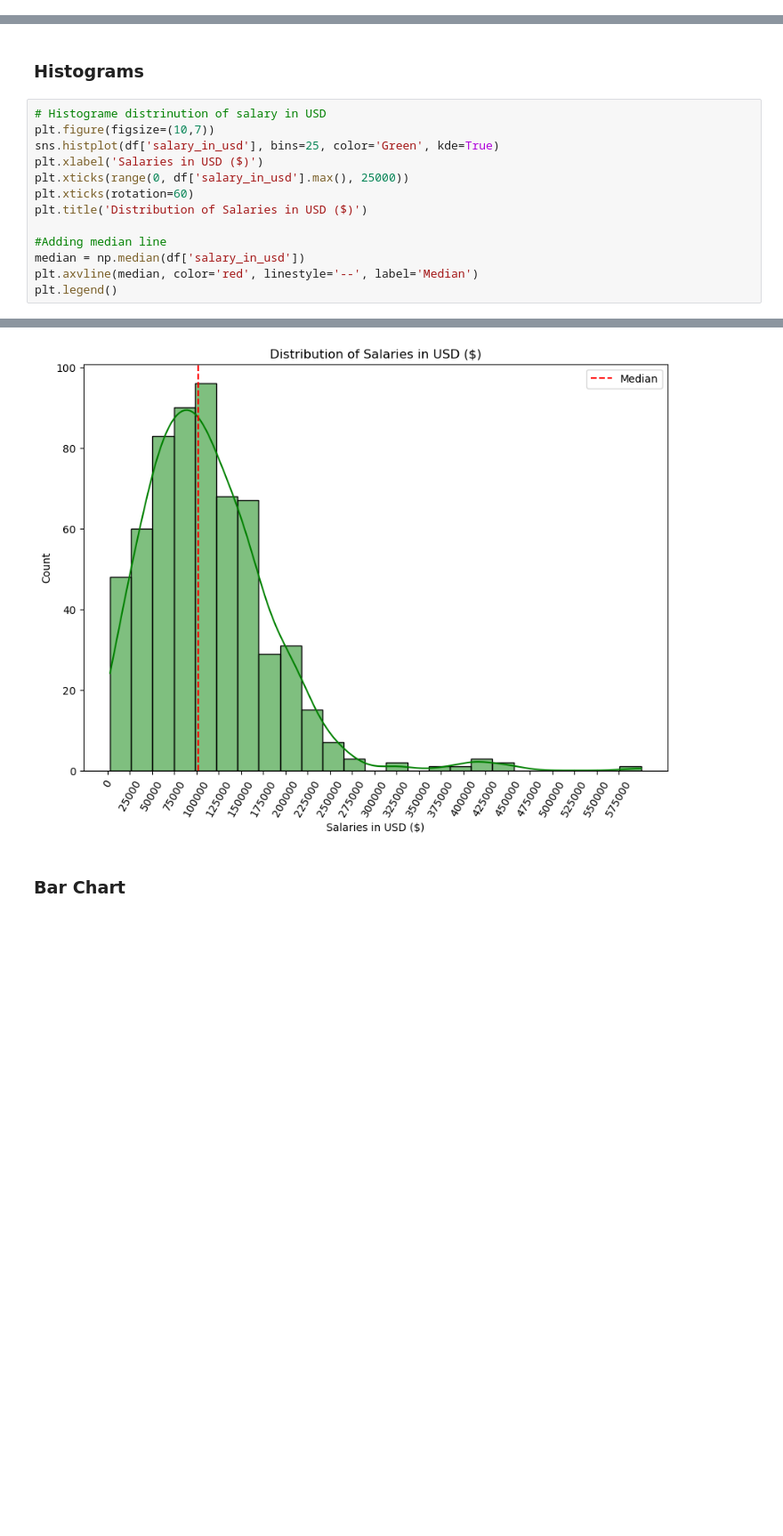
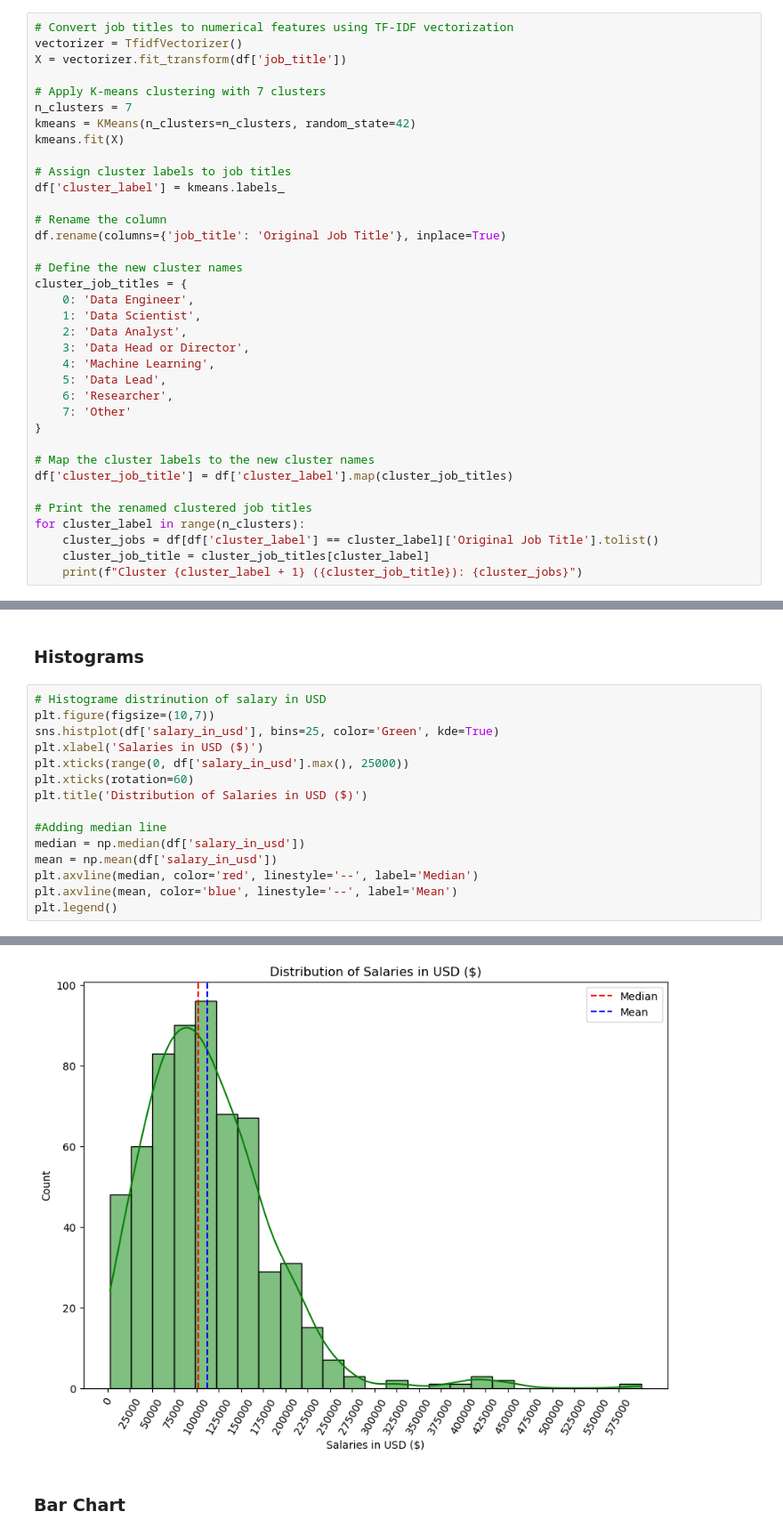
Before and after one commit to KimKarydas/Data-Science-Job-Salaries, a Jupyter notebook: Data_Science_Salaries.ipynb, the cells around one changed output, grey strips where cells are left out. Shown at 89% size. Drawn from its saved outputs; the diff is of its cells as text; blank space fills up the shorter version.

```diff
--- a/Data_Science_Salaries.ipynb
+++ b/Data_Science_Salaries.ipynb
@@ -138,0 +114,36 @@ Cluster 7: ['Research Scientist', 'Research Scientist', 'Research Scientist', 'R
+# %%
+# Convert job titles to numerical features using TF-IDF vectorization
+vectorizer = TfidfVectorizer()
+X = vectorizer.fit_transform(df['job_title'])
+
+# Apply K-means clustering with 7 clusters
+n_clusters = 7
+kmeans = KMeans(n_clusters=n_clusters, random_state=42)
+kmeans.fit(X)
+
+# Assign cluster labels to job titles
+df['cluster_label'] = kmeans.labels_
+
+# Rename the column
+df.rename(columns={'job_title': 'Original Job Title'}, inplace=True)
+
+# Define the new cluster names
+cluster_job_titles = {
+    0: 'Data Engineer',
+    1: 'Data Scientist',
+    2: 'Data Analyst',
+    3: 'Data Head or Director',
+    4: 'Machine Learning',
+    5: 'Data Lead',
+    6: 'Researcher',
+    7: 'Other'
+}
+
+# Map the cluster labels to the new cluster names
+df['cluster_job_title'] = df['cluster_label'].map(cluster_job_titles)
+
+# Print the renamed clustered job titles
+for cluster_label in range(n_clusters):
+    cluster_jobs = df[df['cluster_label'] == cluster_label]['Original Job Title'].tolist()
+    cluster_job_title = cluster_job_titles[cluster_label]
+    print(f"Cluster {cluster_label + 1} ({cluster_job_title}): {cluster_jobs}")
@@ -147,18 +169,20 @@ NameError: name 'df' is not defined
 # %%
 # Histograme distrinution of salary in USD
 plt.figure(figsize=(10,7))
 sns.histplot(df['salary_in_usd'], bins=25, color='Green', kde=True)
 plt.xlabel('Salaries in USD ($)')
 plt.xticks(range(0, df['salary_in_usd'].max(), 25000))
 plt.xticks(rotation=60)
 plt.title('Distribution of Salaries in USD ($)')
 
 #Adding median line
 median = np.median(df['salary_in_usd'])
+mean = np.mean(df['salary_in_usd'])
 plt.axvline(median, color='red', linestyle='--', label='Median')
+plt.axvline(mean, color='blue', linestyle='--', label='Mean')
 plt.legend()
 # %% [output]
 <matplotlib.legend.Legend at 0x...>
-[figure, old version]
+[figure, new version]
 # %% [markdown]
 ### Bar Chart
```
Also changed, not shown: parts of 15 cells of this notebook.
